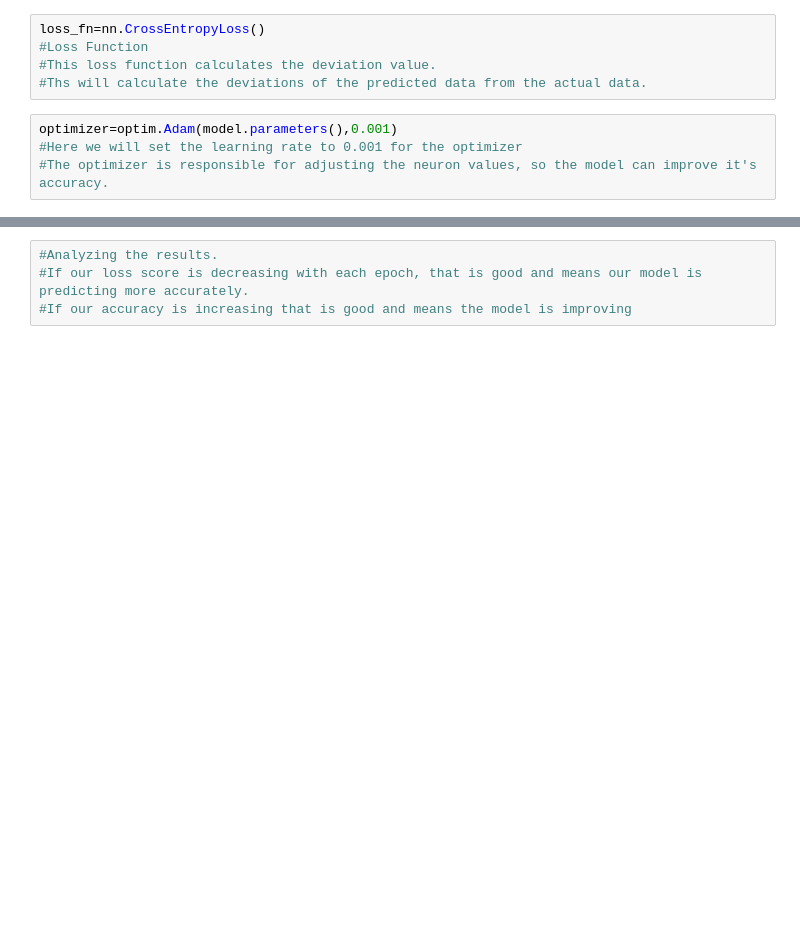
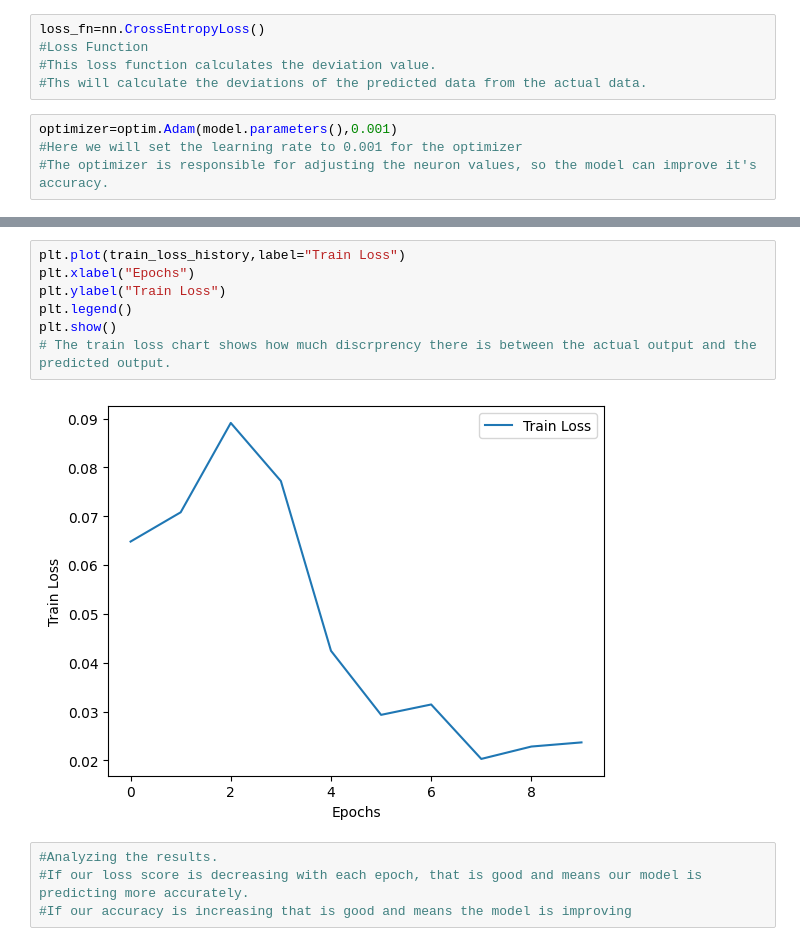
Before and after one commit to asalem2/Image-recognition-of-Breast-Cancer-, a Jupyter notebook: First_Pytorch.ipynb, the cells around one changed output, grey strips where cells are left out. Drawn from its saved outputs; the diff is of its cells as text; blank space fills up the shorter version.

```diff
--- a/First_Pytorch.ipynb
+++ b/First_Pytorch.ipynb
@@ -167,3 +198,12 @@ Epoch [10/10], Loss: 0.1125, Train Accuracy: 0.9635, Validation Accuracy: 0.8734
+# %%
+plt.plot(train_loss_history,label="Train Loss")
+plt.xlabel("Epochs")
+plt.ylabel("Train Loss")
+plt.legend()
+plt.show()
+# The train loss chart shows how much discrprency there is between the actual output and the predicted output.
+# %% [output]
+[figure, added]
 # %%
 #Analyzing the results.
 #If our loss score is decreasing with each epoch, that is good and means our model is predicting more accurately.
```
Also changed, not shown: parts of 6 cells of this notebook, 1 other file.
